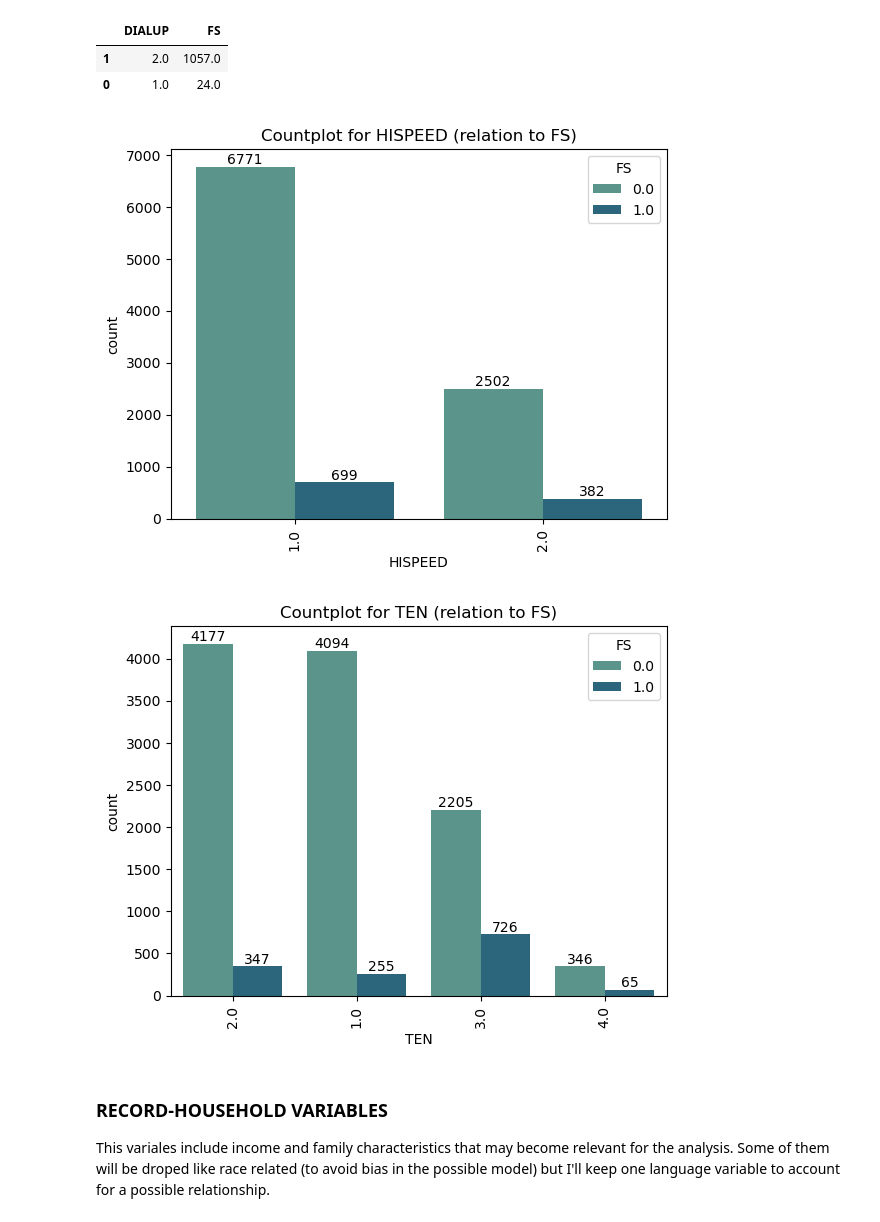
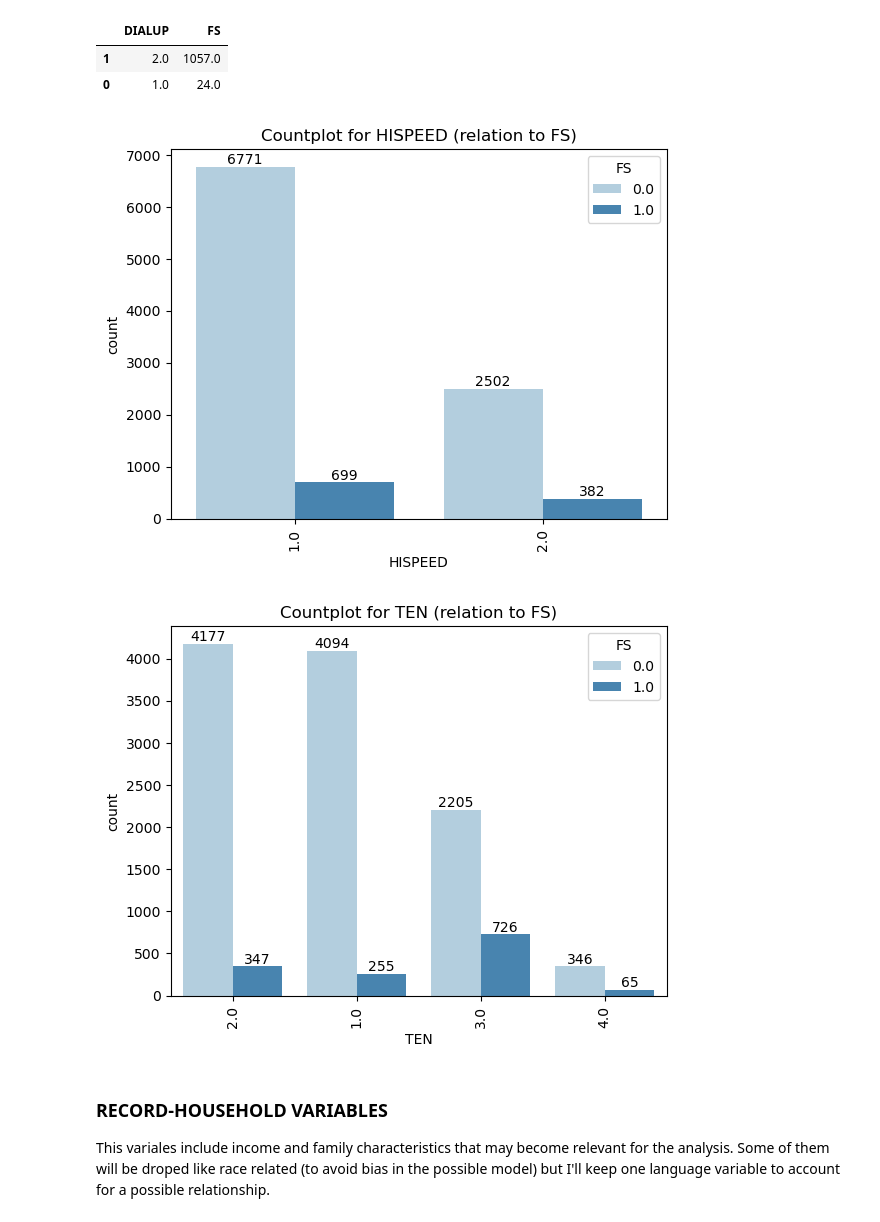
Before and after one commit to qSergio/techy_food, a Jupyter notebook: Food_census.ipynb, the cells around one changed output. Saved outputs shown, nothing was run; the diff lists cells and outputs as text; code cells hidden in the pictures.

```diff
--- a/Food_census.ipynb
+++ b/Food_census.ipynb
@@ -163,22 +163,23 @@ dfh.groupby(['DIALUP'])['FS'].sum().reset_index().sort_values('FS', ascending=Fa
 # %%
 # A variable related to internet but more related to income possibilities is HISPEED
 
 # Broadband (high speed) Internet service such as cable, fiber optic, or  DSL service.
 
 # HISPEED=1 means the housing unit has acces to this service.
 
-p = 'crest'
+p = 'Blues'
+
 ax = sns.countplot(data=dfh,
                    x='HISPEED',
                    hue="FS",
                    palette=p,
                    order=dfh['HISPEED'].value_counts().index)
 ax.set_title('Countplot for HISPEED (relation to FS)')
 ax.set_xticklabels(ax.get_xticklabels(), rotation=90)
 for container in ax.containers:
     ax.bar_label(container)
 # %% [output]
-[figure, old version]
+[figure, new version]
 # %%
 # Just to show another categorical variable, let's see TEN
 
@@ -190,7 +191,7 @@ for container in ax.containers:
 # 3 .Rented
 # 4 .Occupied without payment of rent
 
-p = 'crest'
+
 ax = sns.countplot(data=dfh,
                    x='TEN',
                    hue="FS",
@@ -205,7 +206,7 @@ for container in ax.containers:
 
 # but for rented and occupied the proportion increase to more than 20%
 # %% [output]
-[figure, old version]
+[figure, new version]
 # %% [markdown]
 ### RECORD-HOUSEHOLD VARIABLES
 
```
Also changed, not shown: parts of 13 cells of this notebook.
